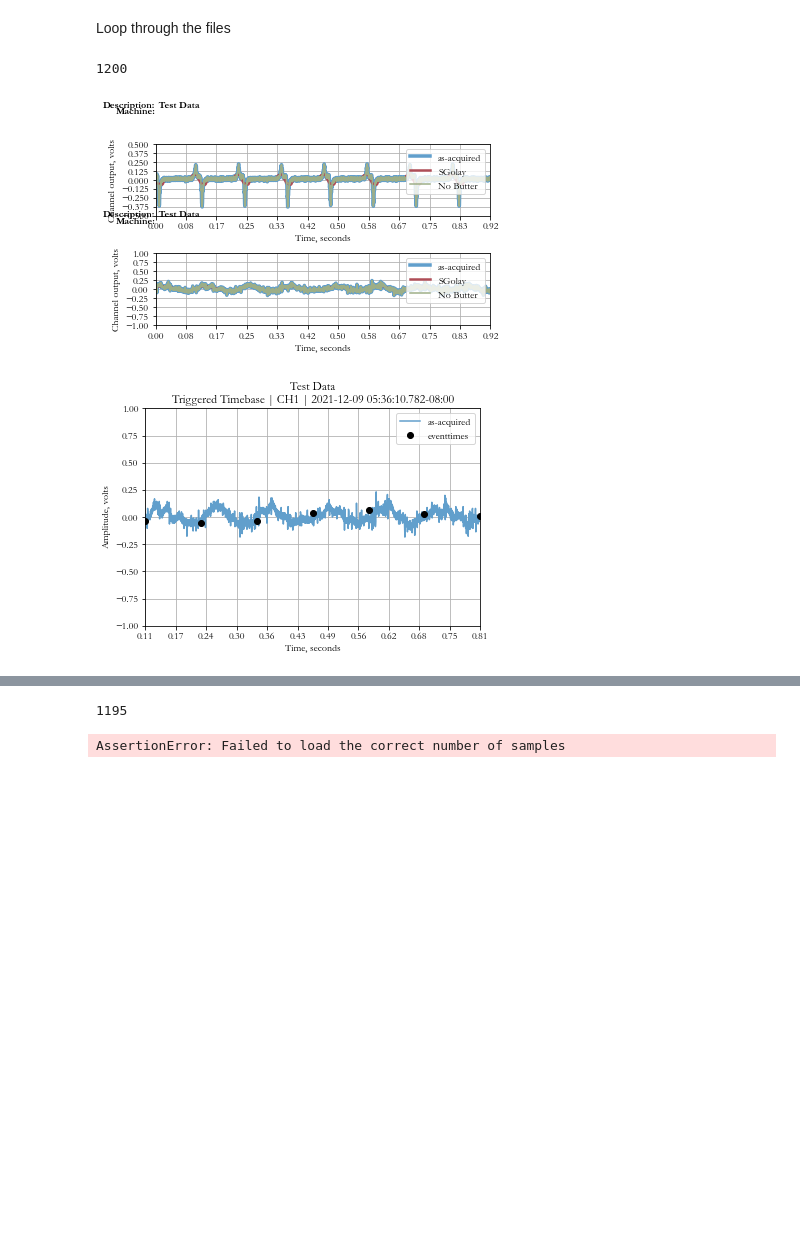
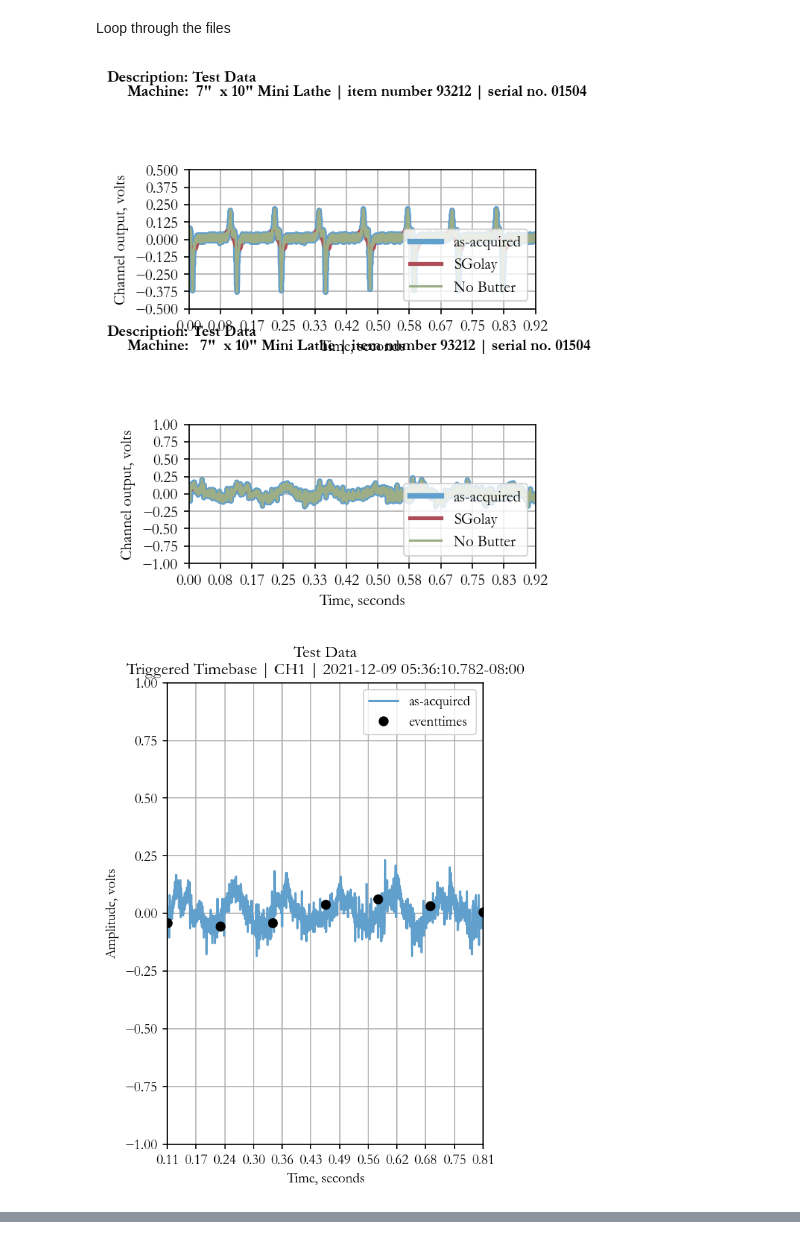
Before and after one commit to RobotSquirrelProd/AppliedVibrationAnalysis, a Jupyter notebook: PlotScopeData.ipynb, the cells around one changed output, grey strips where cells are left out. Cells and saved outputs as stored; diff of their text form; code cells hidden in the pictures; blank space fills up the shorter version.

```diff
--- a/PlotScopeData.ipynb
+++ b/PlotScopeData.ipynb
@@ -4,6 +4,8 @@
 ### Import the libraries
 # %%
 import matplotlib.pyplot as plt
+plt.rcParams['figure.figsize'] = [4, 6]
+plt.rcParams['figure.dpi'] = 150
 import numpy as np
 import math
 import pandas as pd
@@ -107,36 +109,35 @@ for idx, str_filename in enumerate(lst_filenames):
     d_seconds = 0.0
     if idx == 0:
         dt_timestamp_base = np_dt_timestamp[0]
     else:
         d_seconds = (np_dt_timestamp[0] - dt_timestamp_base).total_seconds()
     np_d_fs = lst_file[2]
     lst_str_eu = lst_file[4]
     lst_str_machine_name = lst_file[5]
 
     # Validate input
-    print(len(df1.CH1))
     assert( len(df1.CH1) == 1200) , 'Failed to load the correct number of samples'
 
     # Instantiate a new class and populate it with the file contents
-    class1 = ClSigFeatures(df1.CH1, np_d_fs[0], dt_timestamp=np_dt_timestamp[0])
-    class1.idx_add_sig(df1.CH2, d_fs=np_d_fs[1], str_point_name='CH2', dt_timestamp=np_dt_timestamp[1])
+    class1 = ClSigFeatures(df1.CH1, np_d_fs[0], dt_timestamp=np_dt_timestamp[0], str_machine_name=lst_str_machine_name[1])
+    class1.idx_add_sig(df1.CH2, d_fs=np_d_fs[1], str_point_name='CH2', dt_timestamp=np_dt_timestamp[1],
+                       str_machine_name=lst_str_machine_name[2])
 
     # Plotting
     class1.ylim_tb(ylim_tb_in=[-0.5, 0.5])
     class1.ylim_tb(ylim_tb_in=[-1.0, 1.0], idx=1)
     lst_plot_sig = class1.plt_sigs()
 
     np_d_eventtimes = class1.np_d_est_triggers(np_d_sig=class1.np_d_sig, i_direction=0, d_threshold=0.125)
     lst_plt_eventtimes = class1.plt_eventtimes(idx_eventtimes=0, idx=1)
 
     # 1X extraction
     np_d_nx = np.append(np_d_nx, class1.calc_nx(np_d_sig=class1.get_np_d_sig(idx=1), np_d_eventtimes=class1.np_d_eventtimes(),
                                           b_verbose=False))
     lst_apht = class1.plt_apht()
 
     # Time series
     np_d_time = np.append(np_d_time, class1.np_d_eventtimes()+d_seconds)
 # %% [output]
-1200
-[figure, old version]
+[figure, new version]
-[figure, old version]
+[figure, new version]
@@ -144,2 +144,0 @@ for idx, str_filename in enumerate(lst_filenames):
-1195
-AssertionError: Failed to load the correct number of samples
```
Also changed, not shown: parts of 4 cells of this notebook, 3 other files.
